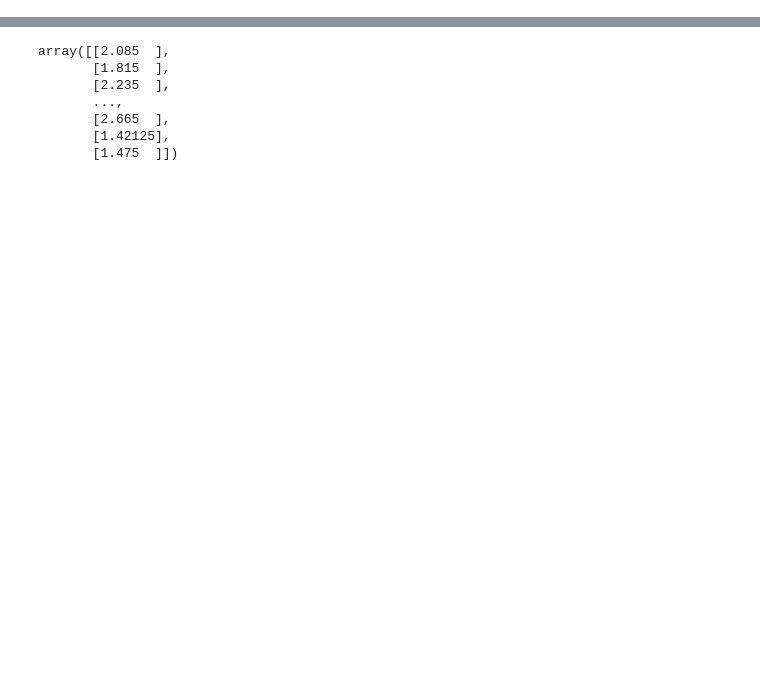
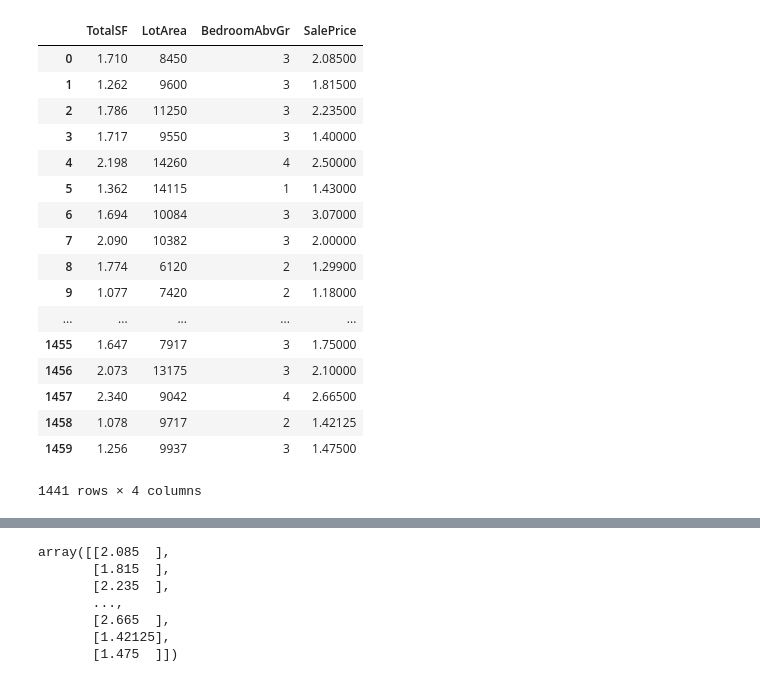
Before and after one commit to ramvarra/MLTutorial, a Jupyter notebook: Linear Regression.ipynb, the cells around one changed output, grey strips where cells are left out. Saved outputs shown, nothing was run; the diff lists cells and outputs as text; code cells hidden in the pictures; blank space fills up the shorter version.

```diff
--- a/Linear Regression.ipynb
+++ b/Linear Regression.ipynb
@@ -16,5 +19,26 @@ df = df[(df.TotalSF <= 3000) & (df.SalePrice < 500000)]
 df['TotalSF'] /= 1000
 df['SalePrice'] /= 100000
+# %%
+df
+# %% [output]
+|  | TotalSF | LotArea | BedroomAbvGr | SalePrice |
+| 0 | 1.710 | 8450 | 3 | 2.08500 |
+| 1 | 1.262 | 9600 | 3 | 1.81500 |
+| 2 | 1.786 | 11250 | 3 | 2.23500 |
+| 3 | 1.717 | 9550 | 3 | 1.40000 |
+| 4 | 2.198 | 14260 | 4 | 2.50000 |
+| 5 | 1.362 | 14115 | 1 | 1.43000 |
+| 6 | 1.694 | 10084 | 3 | 3.07000 |
+| 7 | 2.090 | 10382 | 3 | 2.00000 |
+| 8 | 1.774 | 6120 | 2 | 1.29900 |
+| 9 | 1.077 | 7420 | 2 | 1.18000 |
+| ... | ... | ... | ... | ... |
+| 1455 | 1.647 | 7917 | 3 | 1.75000 |
+| 1456 | 2.073 | 13175 | 3 | 2.10000 |
+| 1457 | 2.340 | 9042 | 4 | 2.66500 |
+| 1458 | 1.078 | 9717 | 2 | 1.42125 |
+| 1459 | 1.256 | 9937 | 3 | 1.47500 |
+1441 rows × 4 columns
 # %%
 fig, ax = plt.subplots(figsize=(10,6))
 ax.scatter(df.TotalSF, df.SalePrice, marker='+')
```
Also changed, not shown: parts of 13 cells of this notebook.
